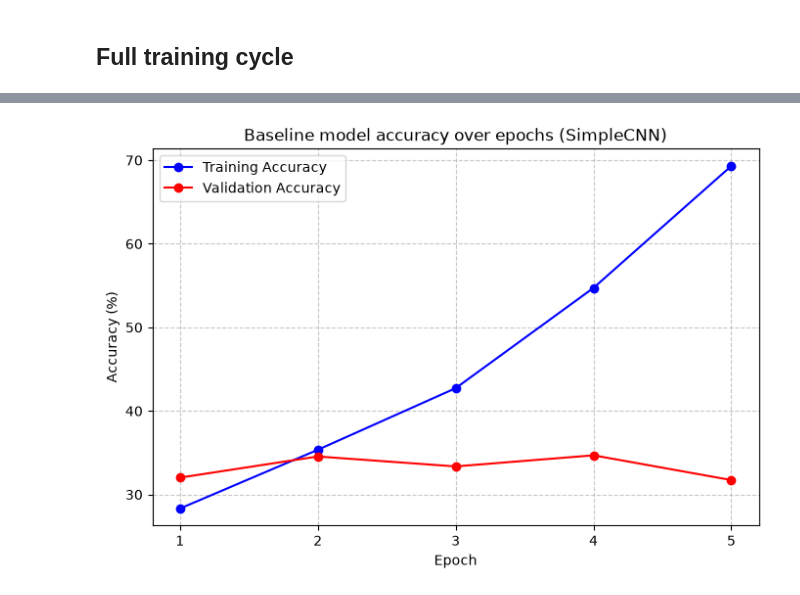
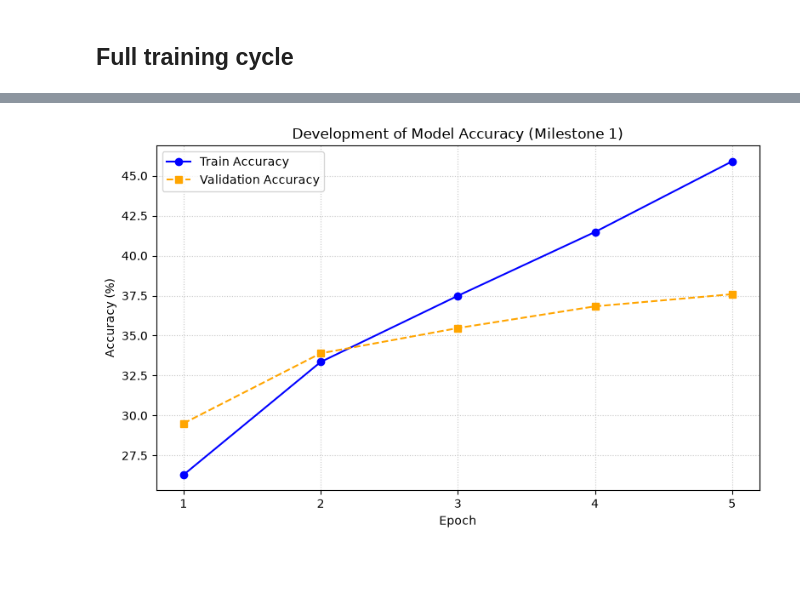
Before and after one commit to pavel-michenka/ML_WikiArt_project, a Jupyter notebook: milestone_1.ipynb, the cells around one changed output, grey strips where cells are left out. Drawn from its saved outputs; the diff is of its cells as text; code cells hidden in the pictures; blank space fills up the shorter version.

```diff
--- a/milestone_1.ipynb
+++ b/milestone_1.ipynb
@@ -301,20 +334,27 @@ Shrnutí epochy 5 [446s]: Train Acc: 69.31% | Val Acc: 31.73%
-# %%
-import matplotlib.pyplot as plt
-
-# Values from the current run
-epochs = range(1, 6)
-train_acc = [28.32, 35.35, 42.72, 54.72, 69.31]
-val_acc = [32.02, 34.55, 33.36, 34.69, 31.73]
-
-plt.figure(figsize=(8, 5))
-plt.plot(epochs, train_acc, 'bo-', label='Training Accuracy')
-plt.plot(epochs, val_acc, 'ro-', label='Validation Accuracy')
-plt.title('Baseline model accuracy over epochs (SimpleCNN)')
-plt.xlabel('Epoch')
-plt.ylabel('Accuracy (%)')
-plt.xticks(epochs)
-plt.legend()
-plt.grid(True, linestyle='--', alpha=0.7)
-plt.show()
-# %% [output]
-[figure, removed]
+# %%
+import matplotlib.pyplot as plt
+
+# Measured accuracies for training and validation over 5 epochs
+epochs = range(1, 6)
+train_acc = [26.29, 33.35, 37.49, 41.48, 45.90]
+val_acc = [29.51, 33.89, 35.47, 36.83, 37.59]
+
+plt.figure(figsize=(8, 5))
+
+# Drawing the training and validation accuracy curves
+plt.plot(epochs, train_acc, marker='o', linestyle='-', color='blue', label='Train Accuracy')
+plt.plot(epochs, val_acc, marker='s', linestyle='--', color='orange', label='Validation Accuracy')
+
+# Setting titles and labels for the plot
+plt.title('Development of Model Accuracy (Milestone 1)')
+plt.xlabel('Epoch')
+plt.ylabel('Accuracy (%)')
+plt.xticks(epochs) # Set x-ticks to match the number of epochs
+plt.legend()
+plt.grid(True, linestyle=':', alpha=0.7)
+
+# Display the plot
+plt.tight_layout()
+plt.show()
+# %% [output]
+[figure, added]
```
Also changed, not shown: parts of 4 cells of this notebook.
